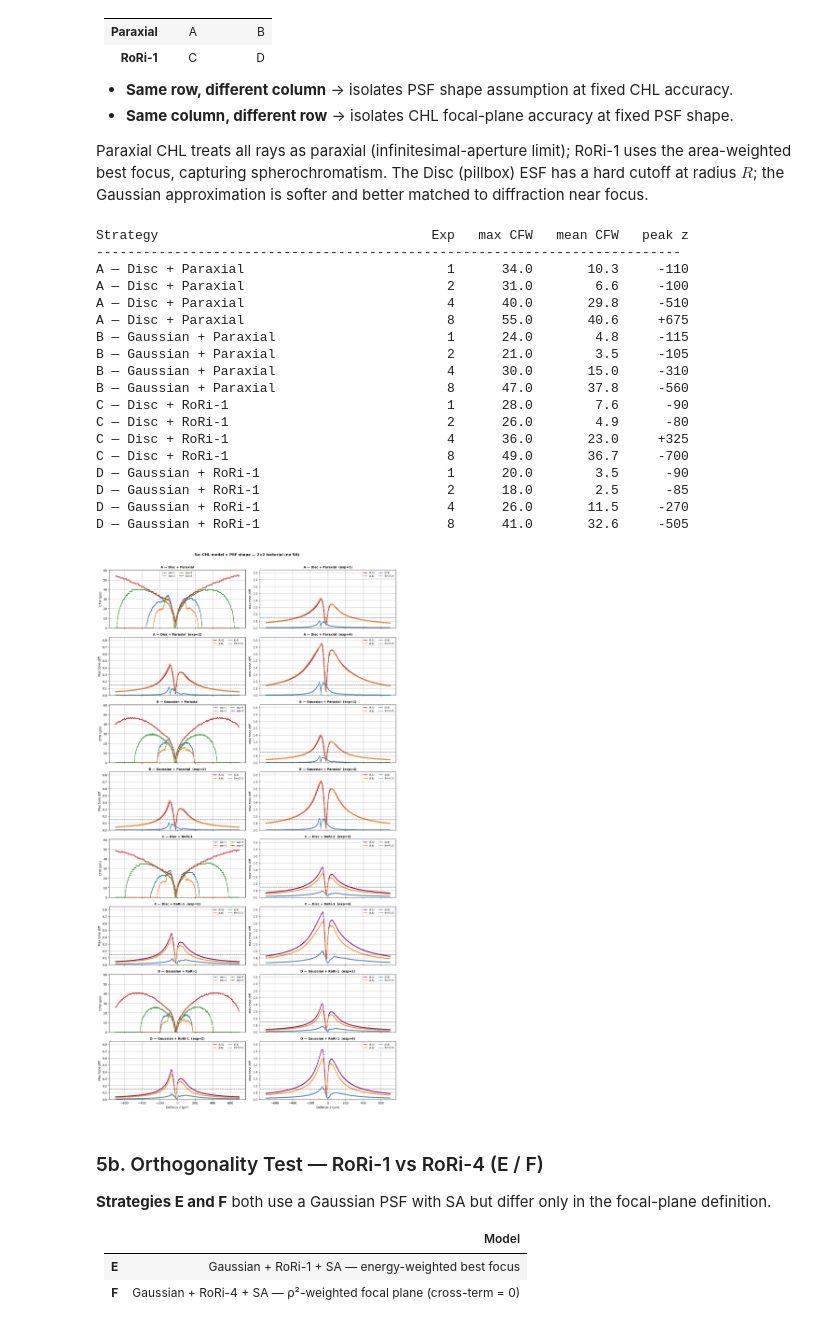
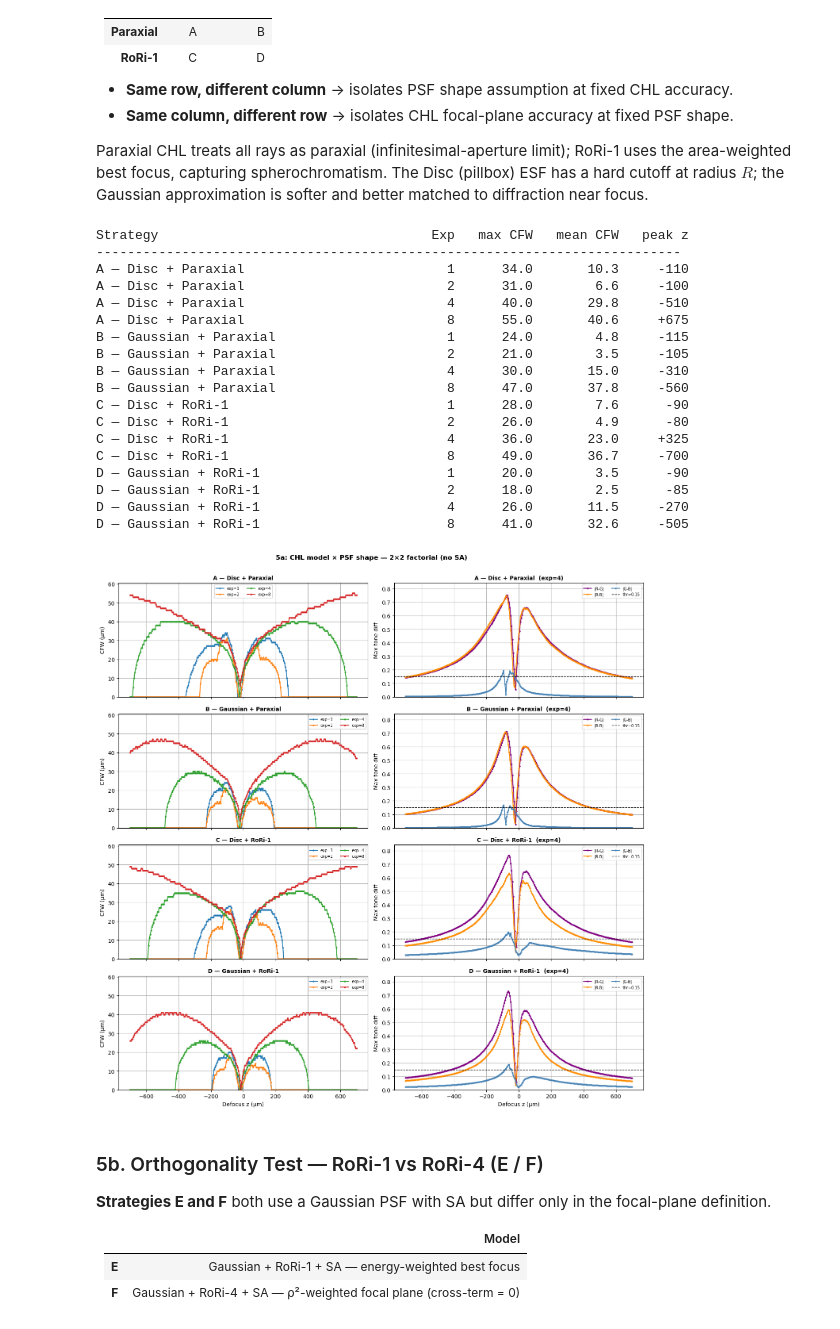
Before and after one commit to Leyangf/ColorFringeCalculation, a Jupyter notebook: examples/cfw_geom_demo.ipynb, the cells around one changed output. Saved outputs shown, nothing was run; the diff lists cells and outputs as text; code cells hidden in the pictures.

```diff
--- a/examples/cfw_geom_demo.ipynb
+++ b/examples/cfw_geom_demo.ipynb
@@ -687,7 +697,7 @@ def compute_cfw_curve(
     if psf_mode == "geom_fast":
         assert _rf is not None, "ray_fan is None — re-run the data load cell with a valid lens."
         def _cfw_z(z):
-            esfs = [_tone(compute_polychromatic_esf_fast(_rf, c, z, _X_ANALYTIC, wl_stride=3), exposure)
+            esfs = [_tone(compute_polychromatic_esf_geom(_rf, c, z, _X_ANALYTIC, wl_stride=3), exposure)
                     for c in ("R", "G", "B")]
             fringed = ((np.abs(esfs[0] - esfs[1]) > COLOR_DIFF_THRESHOLD) |
                        (np.abs(esfs[0] - esfs[2]) > COLOR_DIFF_THRESHOLD) |
@@ -696,7 +706,7 @@ def compute_cfw_curve(
         result = np.array([[z, _cfw_z(z)] for z in z_vals])
     else:
         kw = dict(exposure_slope=exposure, gamma=_COMP_GAMMA,
-                  chl_curve_um=chl_curve, sa_curve_um=sa_curve,
+                  chl_curve_um=chl_curve, rho_sa_um=sa_curve,
                   f_number=FN_DEFAULT, psf_mode=psf_mode,
                   color_diff_threshold=COLOR_DIFF_THRESHOLD,
                   sensor_response=sensor_response,
@@ -728,11 +738,11 @@ def compute_pair_diffs(
     for i, z in enumerate(z_vals):
         if psf_mode == "geom_fast":
             assert _rf is not None, "ray_fan is None — re-run the data load cell with a valid lens."
-            esfs = [_tone(compute_polychromatic_esf_fast(_rf, c, z, _X_ANALYTIC, wl_stride=3), exposure)
+            esfs = [_tone(compute_polychromatic_esf_geom(_rf, c, z, _X_ANALYTIC, wl_stride=3), exposure)
                     for c in ("R", "G", "B")]
         else:
             kw = dict(exposure_slope=exposure, gamma=_COMP_GAMMA,
-                      chl_curve_um=chl_curve, sa_curve_um=sa_curve,
+                      chl_curve_um=chl_curve, rho_sa_um=sa_curve,
                       f_number=FN_DEFAULT, psf_mode=psf_mode,
                       sensor_response=sensor_response,
                       **kw_clean)
@@ -852,33 +864,33 @@ Paraxial CHL treats all rays as paraxial (infinitesimal-aperture limit); RoRi-1
 # %%
 _chl_par = paraxial_curve[:, 1]
 _chl_r1  = rori1_curve[:, 1]
 
 plot_comparison([
-    {"label": "A — Disc + Paraxial",     "psf_mode": "geom",  "chl_curve": _chl_par},
+    {"label": "A — Disc + Paraxial",     "psf_mode": "disc",  "chl_curve": _chl_par},
     {"label": "B — Gaussian + Paraxial", "psf_mode": "gauss", "chl_curve": _chl_par},
-    {"label": "C — Disc + RoRi-1",       "psf_mode": "geom",  "chl_curve": _chl_r1},
+    {"label": "C — Disc + RoRi-1",       "psf_mode": "disc",  "chl_curve": _chl_r1},
     {"label": "D — Gaussian + RoRi-1",   "psf_mode": "gauss", "chl_curve": _chl_r1},
 ], suptitle="5a: CHL model × PSF shape — 2×2 factorial (no SA)")
 # %% [output]
 Strategy                                   Exp   max CFW   mean CFW   peak z
 ---------------------------------------------------------------------------
 A — Disc + Paraxial                          1      34.0       10.3     -110
 A — Disc + Paraxial                          2      31.0        6.6     -100
 A — Disc + Paraxial                          4      40.0       29.8     -510
 A — Disc + Paraxial                          8      55.0       40.6     +675
 B — Gaussian + Paraxial                      1      24.0        4.8     -115
 B — Gaussian + Paraxial                      2      21.0        3.5     -105
 B — Gaussian + Paraxial                      4      30.0       15.0     -310
 B — Gaussian + Paraxial                      8      47.0       37.8     -560
 C — Disc + RoRi-1                            1      28.0        7.6      -90
 C — Disc + RoRi-1                            2      26.0        4.9      -80
 C — Disc + RoRi-1                            4      36.0       23.0     +325
 C — Disc + RoRi-1                            8      49.0       36.7     -700
 D — Gaussian + RoRi-1                        1      20.0        3.5      -90
 D — Gaussian + RoRi-1                        2      18.0        2.5      -85
 D — Gaussian + RoRi-1                        4      26.0       11.5     -270
 D — Gaussian + RoRi-1                        8      41.0       32.6     -505
-[figure, old version]
+[figure, new version]
 # %% [markdown]
 ### 5b. Orthogonality Test — RoRi-1 vs RoRi-4 (E / F)
 
```
Also changed, not shown: parts of 9 cells of this notebook, 5 other files.
